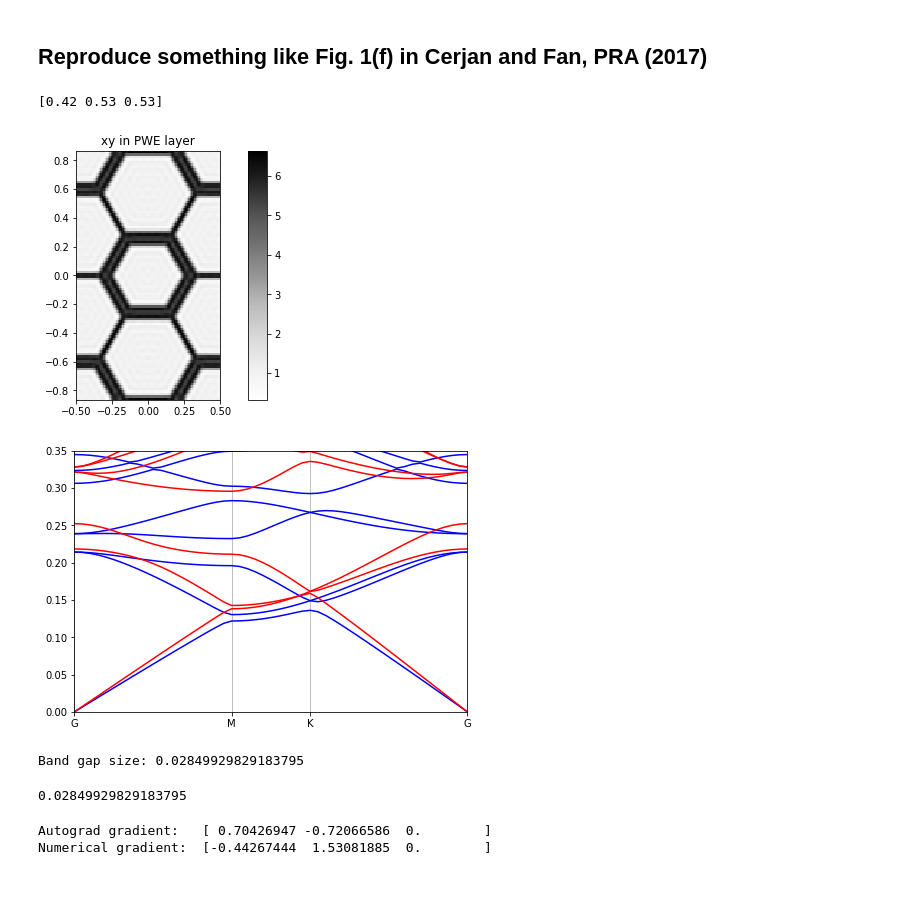
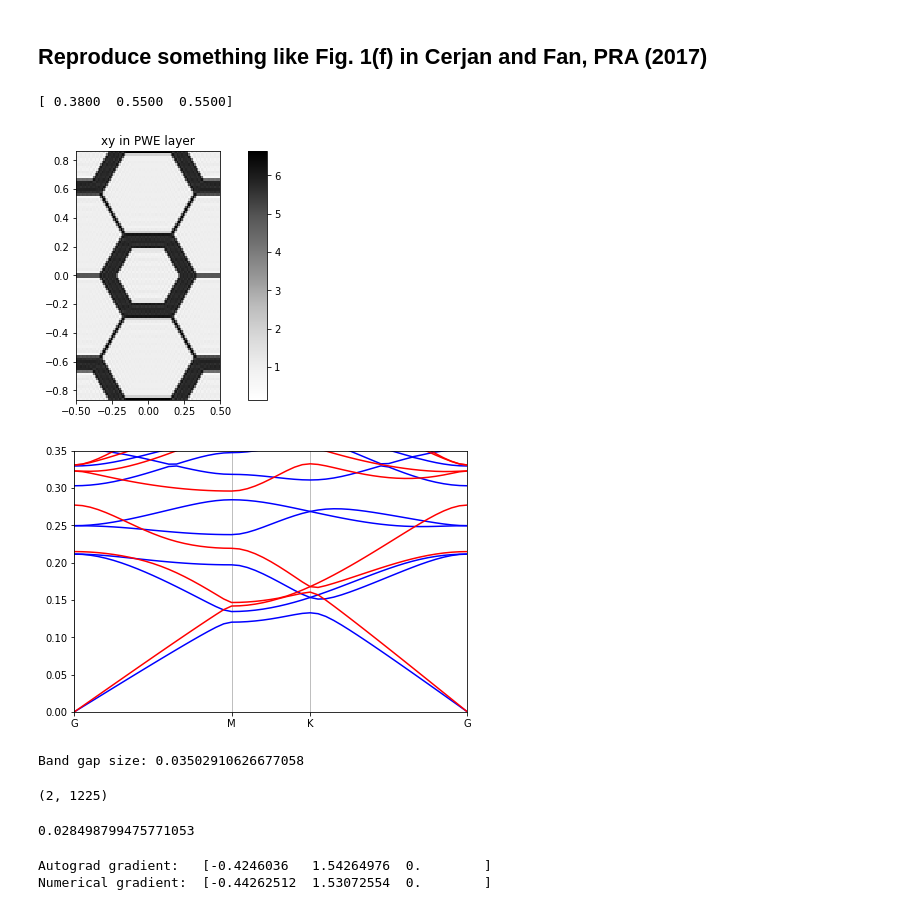
Before and after one commit to fancompute/legume, a Jupyter notebook: Notebooks/Aurograd_PWE_poly.ipynb, the cells around one changed output. Saved outputs shown, nothing was run; the diff lists cells and outputs as text; code cells hidden in the pictures.

Commit message:
PWE autograd working with polygonal shapes

```diff
--- a/Notebooks/Aurograd_PWE_poly.ipynb
+++ b/Notebooks/Aurograd_PWE_poly.ipynb
@@ -101,13 +101,13 @@ plt.show()
 # %% [markdown]
 ## Reproduce something like Fig. 1(f) in Cerjan and Fan, PRA (2017)
 # %%
-params = np.array([0.42, 0.53, 0.53])
+params = np.array([0.38, 0.55, 0.55])
 print(params)
-pwe = pwe_cerjan(params)
+pwe = pwe_cerjan(params, gmax=20)
 pwe.plot_overview_ft()
 # %% [output]
-[0.42 0.53 0.53]
+[ 0.3800  0.5500  0.5500]
-[figure, old version]
+[figure, new version]
 # %%
 path = layer.lattice.bz_path(['G', 'M', 'K', 'G'], [20, 10, 20])
 
@@ -127,7 +127,7 @@ plt.xticks(path.pt_inds, path.pt_labels)
 ax.xaxis.grid('True')
 plt.show()
 # %% [output]
-[figure, old version]
+[figure, new version]
 # %%
 # Function to return the band-gap size around a given center frequency
 def bg_size(freqs_te, freqs_tm, freq_cent = 0.29*3):
@@ -138,7 +138,11 @@ def bg_size(freqs_te, freqs_tm, freq_cent = 0.29*3):
 
 print('Band gap size:', bg_size(freqs_te, freqs_tm))
 # %% [output]
-Band gap size: 0.02849929829183795
+Band gap size: 0.03502910626677058
+# %%
+print(pwe.gvec.shape)
+# %% [output]
+(2, 1225)
 # %%
 # Now let's try to optimize params[0] and params[1], keeping params[1] = params[2]
 
@@ -170,9 +174,9 @@ print(of_bg(params))
 print('Autograd gradient:  ', grad_test(params))
 print('Numerical gradient: ', grad_num(of_bg, params))
 # %% [output]
-0.02849929829183795
+0.028498799475771053
-Autograd gradient:   [ 0.70426947 -0.72066586  0.        ]
-Numerical gradient:  [-0.44267444  1.53081885  0.        ]
+Autograd gradient:   [-0.4246036   1.54264976  0.        ]
+Numerical gradient:  [-0.44262512  1.53072554  0.        ]
 # %%
 from pygme.optimizers import adam_optimize
 # %%
```
Also changed, not shown: parts of 7 cells of this notebook, 3 other files.
